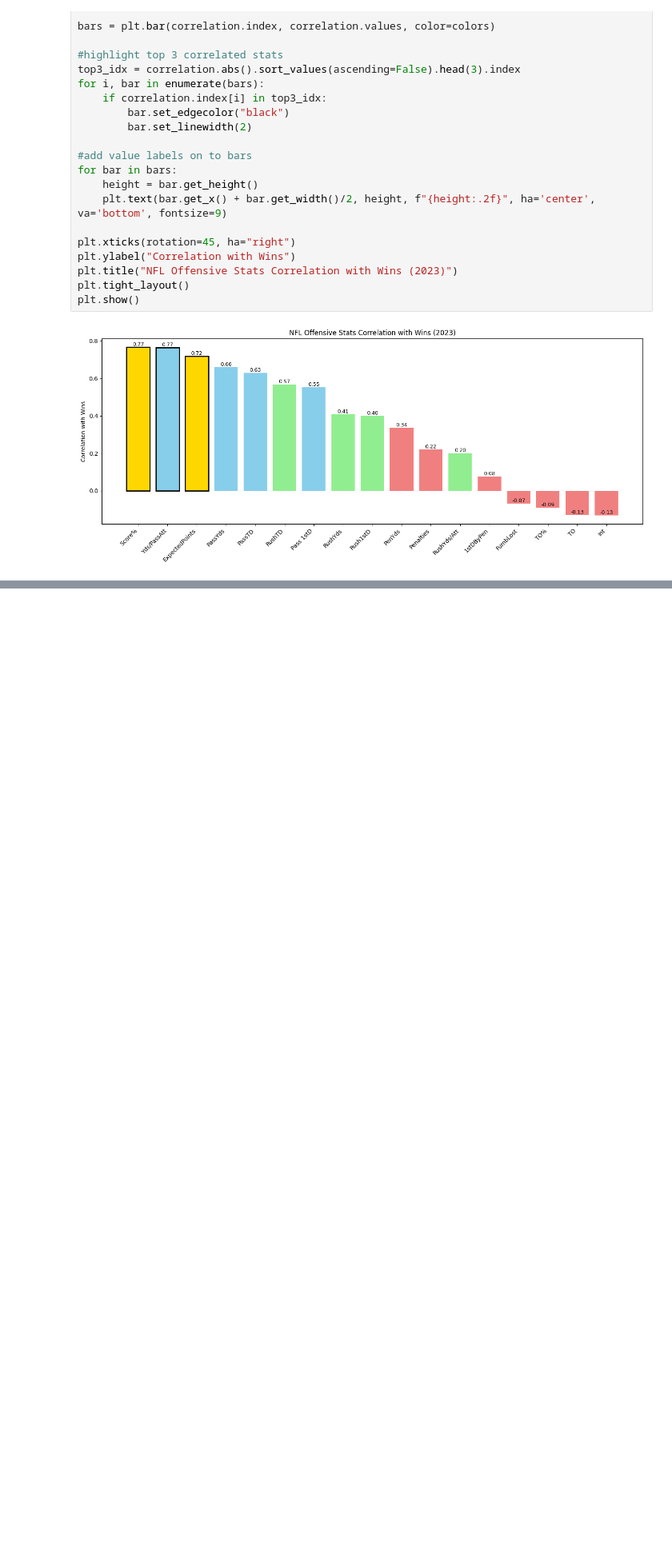
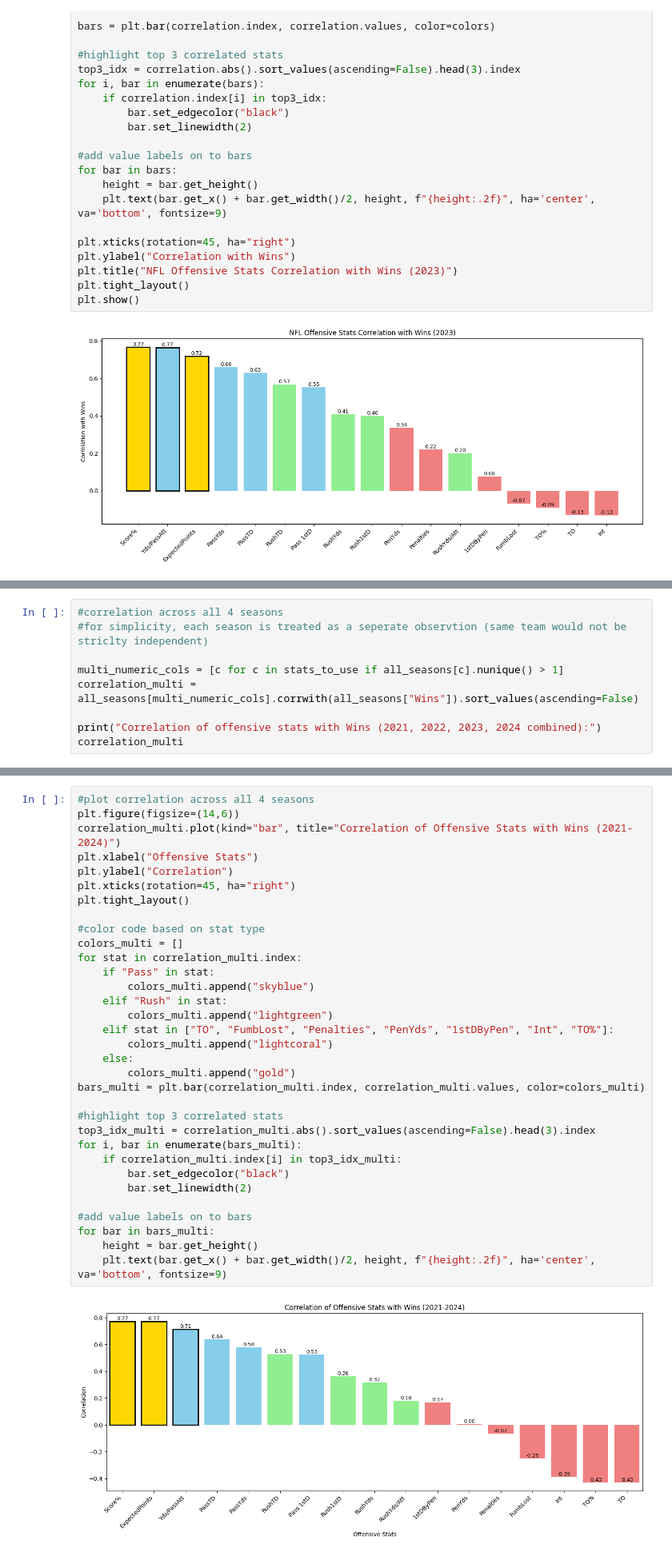
Before and after one commit to steven150704/NFL-Win-Correlation, a Jupyter notebook: win_analysis.ipynb, the cells around one changed output, grey strips where cells are left out. Shown at 80% size. Drawn from its saved outputs; the diff is of its cells as text; blank space fills up the shorter version.

Commit message:
Add multiseason analysis andupdate readme

```diff
--- a/win_analysis.ipynb
+++ b/win_analysis.ipynb
@@ -251,0 +331,9 @@ RushTD: raw r=0.57, partial r (controlling Score%)=0.22
+# %%
+#correlation across all 4 seasons
+#for simplicity, each season is treated as a seperate observtion (same team would not be striclty independent)
+
+multi_numeric_cols = [c for c in stats_to_use if all_seasons[c].nunique() > 1]
+correlation_multi = all_seasons[multi_numeric_cols].corrwith(all_seasons["Wins"]).sort_values(ascending=False)
+
+print("Correlation of offensive stats with Wins (2021, 2022, 2023, 2024 combined):")
+correlation_multi
@@ -251,0 +360,35 @@ RushTD: raw r=0.57, partial r (controlling Score%)=0.22
+# %%
+#plot correlation across all 4 seasons
+plt.figure(figsize=(14,6))
+correlation_multi.plot(kind="bar", title="Correlation of Offensive Stats with Wins (2021-2024)")
+plt.xlabel("Offensive Stats")
+plt.ylabel("Correlation")
+plt.xticks(rotation=45, ha="right")
+plt.tight_layout()
+
+#color code based on stat type
+colors_multi = []
+for stat in correlation_multi.index:
+    if "Pass" in stat:
+        colors_multi.append("skyblue")
+    elif "Rush" in stat:
+        colors_multi.append("lightgreen")
+    elif stat in ["TO", "FumbLost", "Penalties", "PenYds", "1stDByPen", "Int", "TO%"]:
+        colors_multi.append("lightcoral")
+    else:
+        colors_multi.append("gold")
+bars_multi = plt.bar(correlation_multi.index, correlation_multi.values, color=colors_multi)
+
+#highlight top 3 correlated stats
+top3_idx_multi = correlation_multi.abs().sort_values(ascending=False).head(3).index
+for i, bar in enumerate(bars_multi):
+    if correlation_multi.index[i] in top3_idx_multi:
+        bar.set_edgecolor("black")
+        bar.set_linewidth(2)
+
+#add value labels on to bars
+for bar in bars_multi:
+    height = bar.get_height()
+    plt.text(bar.get_x() + bar.get_width()/2, height, f"{height:.2f}", ha='center', va='bottom', fontsize=9)
+# %% [output]
+[figure, added]
```
Also changed, not shown: parts of 9 cells of this notebook, 10 other files.
